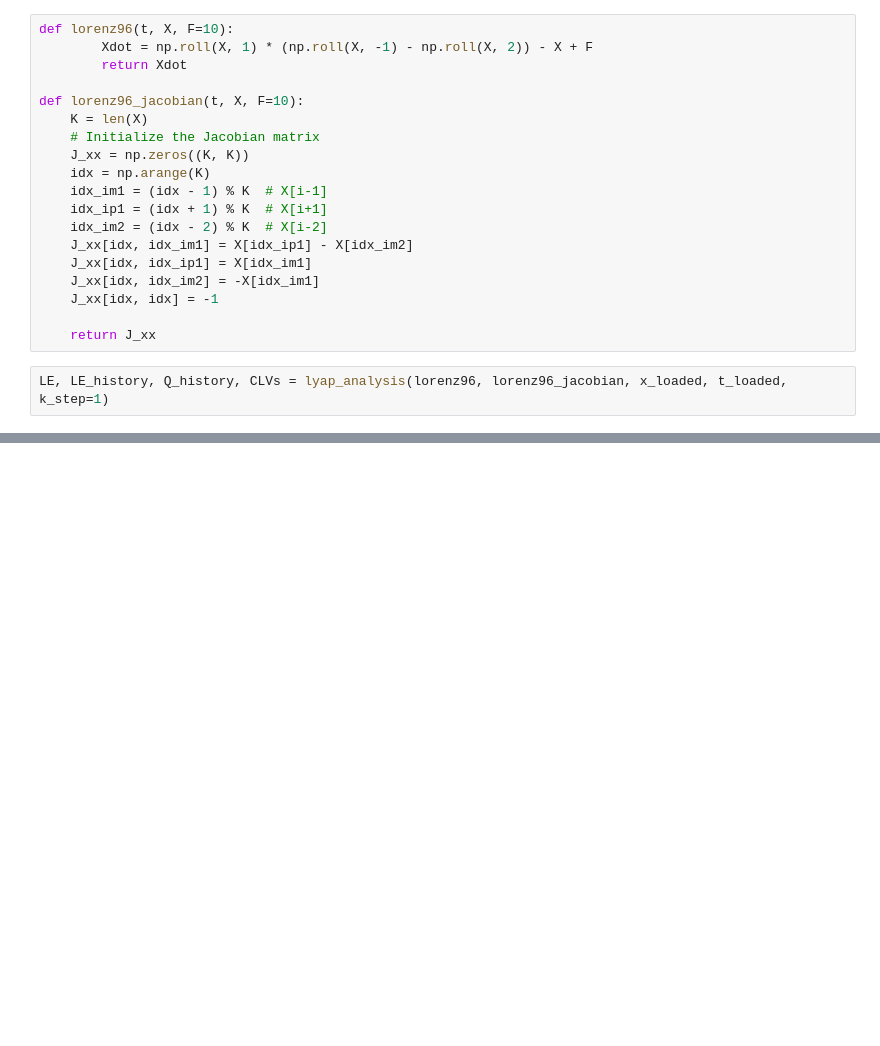
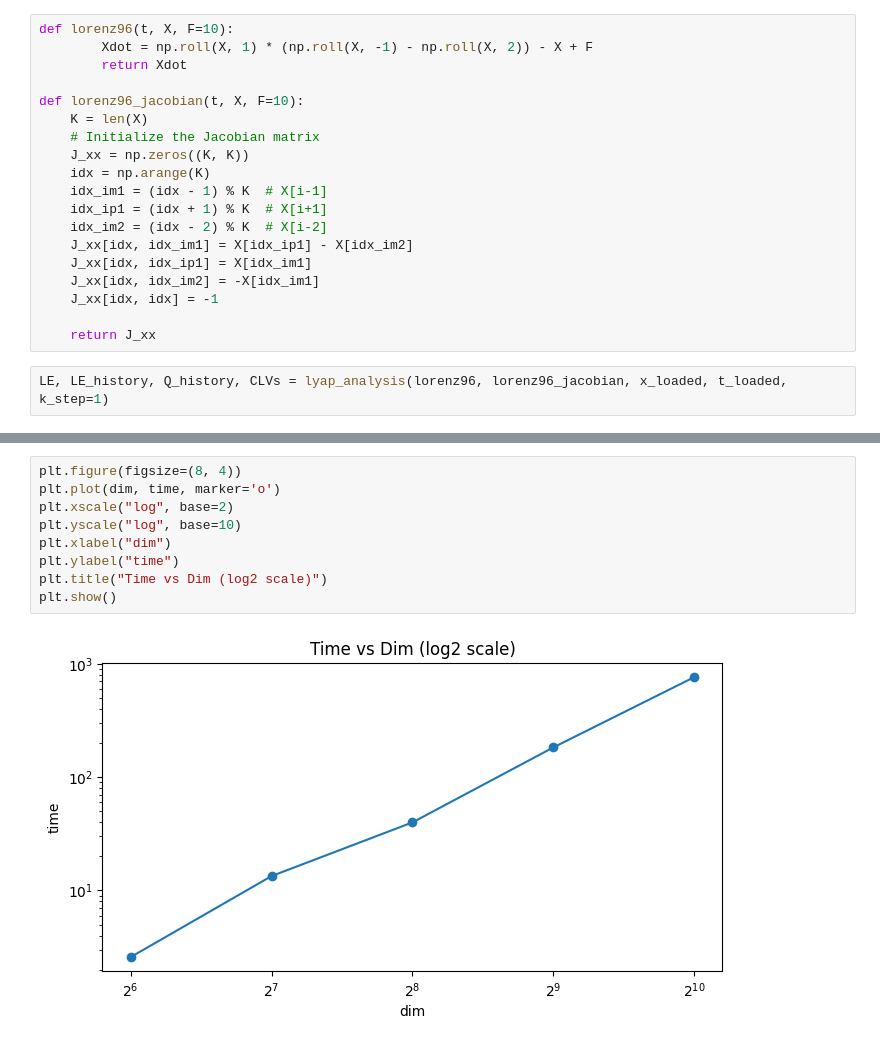
Before and after one commit to MagriLab/clvlib, a Jupyter notebook: prova.ipynb, the cells around one changed output, grey strips where cells are left out. Drawn from its saved outputs; the diff is of its cells as text; blank space fills up the shorter version.

```diff
--- a/prova.ipynb
+++ b/prova.ipynb
@@ -38,0 +51,11 @@ LE, LE_history, Q_history, CLVs = lyap_analysis(lorenz96, lorenz96_jacobian, x_l
+# %%
+plt.figure(figsize=(8, 4))
+plt.plot(dim, time, marker='o')
+plt.xscale("log", base=2)
+plt.yscale("log", base=10)
+plt.xlabel("dim")
+plt.ylabel("time")
+plt.title("Time vs Dim (log2 scale)")
+plt.show()
+# %% [output]
+[figure, added]
```
Also changed, not shown: parts of 2 cells of this notebook, 14 other files.
